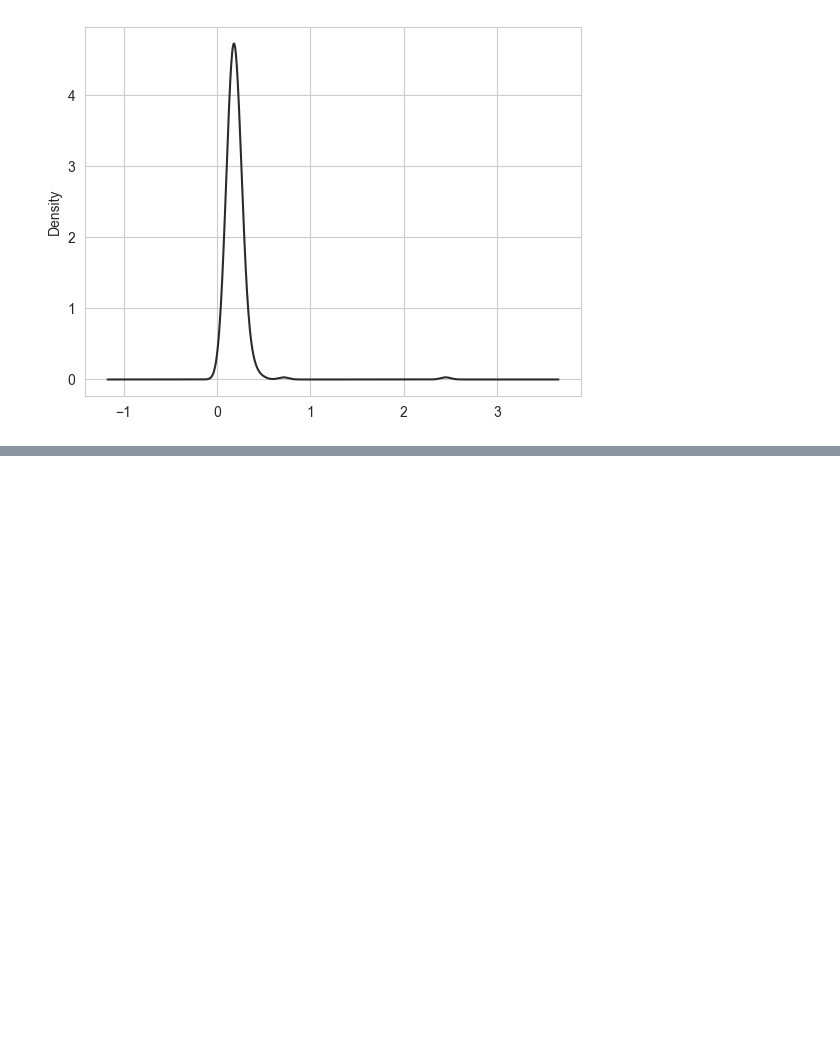
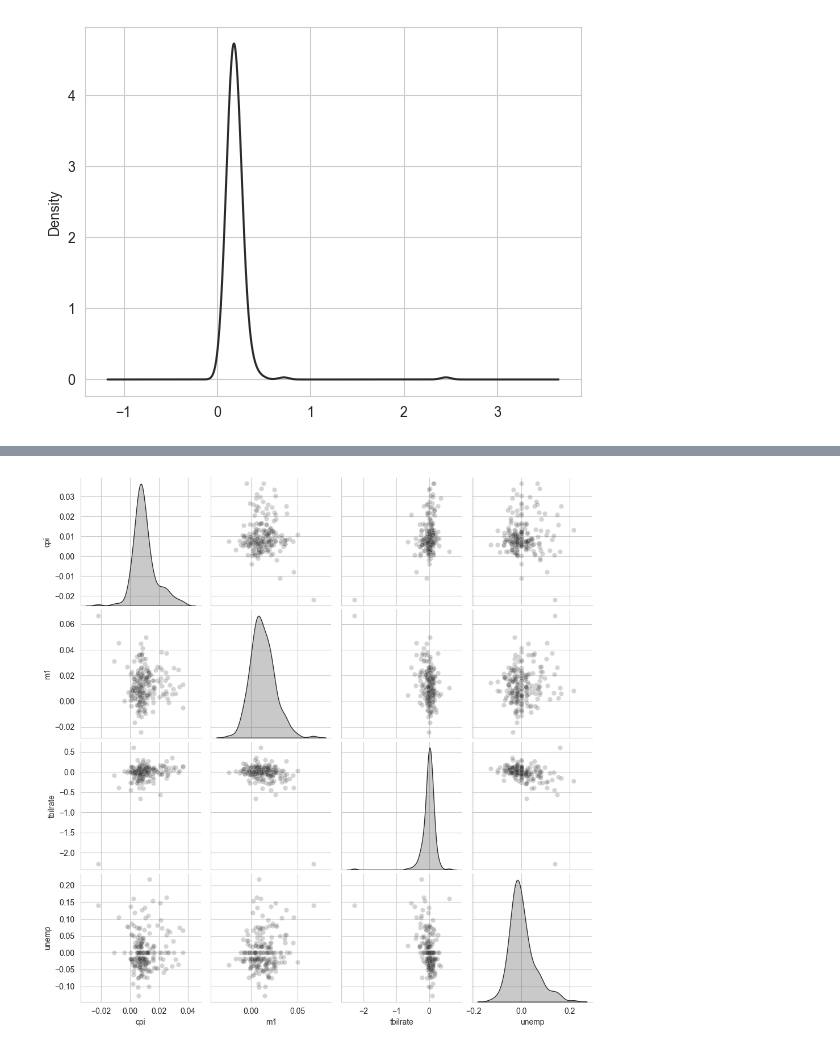
Before and after one commit to chadallison/p4da, a Jupyter notebook: ch9.ipynb, the cells around one changed output, grey strips where cells are left out. Cells and saved outputs as stored; diff of their text form; code cells hidden in the pictures; blank space fills up the shorter version.

```diff
--- a/ch9.ipynb
+++ b/ch9.ipynb
@@ -272,0 +291,5 @@ plt.show()
+# %%
+sns.pairplot(trans_data, diag_kind = "kde", plot_kws = {"alpha": 0.2})
+plt.show()
+# %% [output]
+[figure, added]
```
Also changed, not shown: parts of 19 cells of this notebook.
